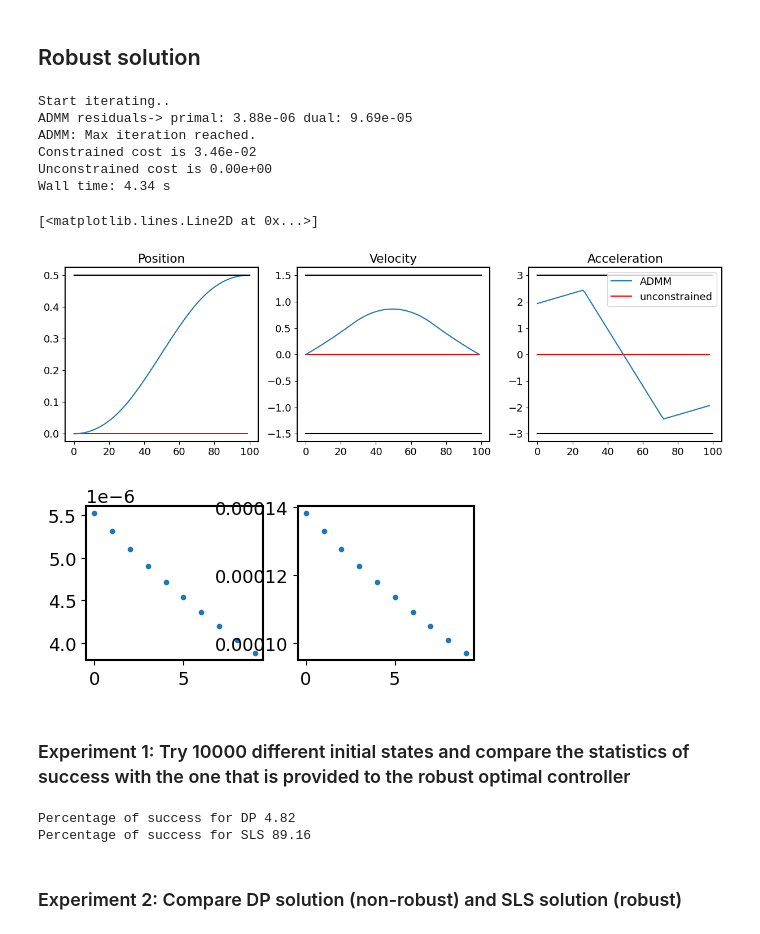
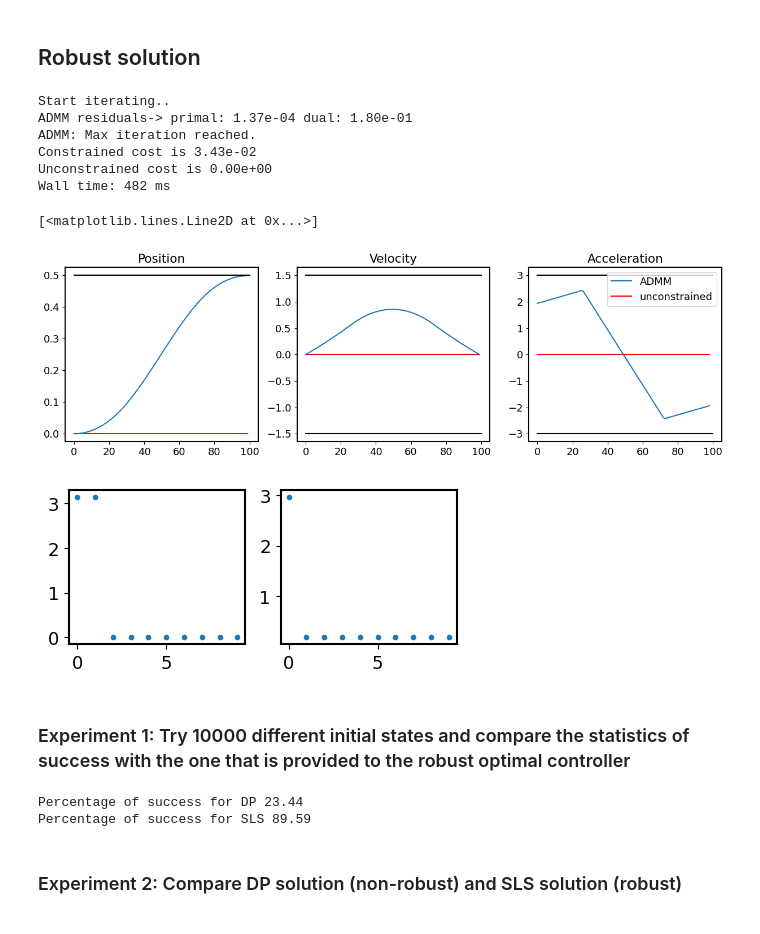
Before and after one commit to chenjianxing1/iLQR-ADMM, a Jupyter notebook: notebooks/Double integrator/LQR and SLS with state bounds.ipynb, the cells around one changed output. Saved outputs shown, nothing was run; the diff lists cells and outputs as text; code cells hidden in the pictures.

```diff
--- a/notebooks/Double integrator/LQR and SLS with state bounds.ipynb
+++ b/notebooks/Double integrator/LQR and SLS with state bounds.ipynb
@@ -56,8 +56,7 @@ Qs = np.stack([viaQ_free,  viaQ_final])
 
 seq = np.zeros(N, dtype=np.int32)
 seq[N-1] = 1
+sls.set_quadratic_cost(zs, Qs, seq, u_std)
-# %%
-sls.set_cost_variables(zs, Qs, seq, u_std)
 # %%
 x0 = np.zeros(d)
 x_opt, u_opt = sls.solve_batch(x0)
@@ -209,11 +206,13 @@ cs = [cu, cl]
 ds = [du, dl]
 
 nb_proj_u = 2 # nb of projections needed for each row of psi_u
-max_iter_set = 100
 A_ = [np.concatenate([As[i] ,cs[i][None]], axis=0) for i in range(nb_proj_u)]
 b_ = [np.append(bs[i], ds[i]) for i in range(nb_proj_u)]
+max_iter_set = 20
 threshold = 1e-2
-project_u = lambda y: project_set_convex(y, A_, b_, projections=[project_soc_unit]*nb_proj_u, max_iter=max_iter_set,threshold=threshold,  verbose=False)
+rho = 1e1
+project_u = lambda y: project_set_convex(y, A_, b_, projections=[project_soc_unit]*nb_proj_u, rho=rho,
+                                         max_iter=max_iter_set,threshold=threshold,  verbose=False)
 
 # #####################################################################
 
@@ -227,8 +226,10 @@ b_dx_final = [np.append(bs[i], ds_dx_final[i]) for i in range(nb_proj_u)]
 
 def project_x(x):
     x_ = x.copy()
-    x_[-2:-1] = project_set_convex(x_[-2:-1], A_, b_x_final , projections=[project_soc_unit]*2, max_iter=max_iter_set, threshold=threshold)
-    x_[-1:]   = project_set_convex(x_[-1:]  , A_, b_dx_final, projections=[project_soc_unit]*2, max_iter=max_iter_set, threshold=threshold)
+    x_[-2:-1] = project_set_convex(x_[-2:-1], A_, b_x_final , projections=[project_soc_unit]*2,  rho=rho,
+                                   max_iter=max_iter_set, threshold=threshold)
+    x_[-1:]   = project_set_convex(x_[-1:]  , A_, b_dx_final, projections=[project_soc_unit]*2,  rho=rho,
+                                   max_iter=max_iter_set, threshold=threshold)
     return x_
 # %%
 %%time
@@ -239,46 +240,46 @@ rho_x[-1, 1, 1] = 1e3 # Final timestep velocity
 rho_u = 1e-3
 alpha = 1.
 x0 = np.zeros(d)
-max_iter = 200
+max_iter = 100
 du, PHI_U,log = sls.ADMM_SLS(project_u=project_u, project_x=project_x,
-                         max_iter=max_iter, rho_x=rho_x, rho_u=rho_u,  alpha=alpha, threshold=1e-5, verbose=1, log=True)
+                         max_iter=max_iter, rho_x=rho_x, rho_u=rho_u,  alpha=alpha, tol=1e-5, verbose=1, log=True)
 u_optimal = du.copy()
 fig,ax = plt.subplots(ncols=3, figsize=(15,4))
-x_optimal = sls.C[:,:d]@x0 + sls.D@u_optimal
+x_optimal = sls.Sw[:,:d]@x0 + sls.Su@u_optimal
 ax[0].plot(x_optimal.reshape(N,-1)[:,0], label="ADMM")
 ax[0].plot(x_opt[:,0], "r", label="unconstrained", zorder=1)
 ax[0].plot([0,N],[lower_x_final]*2, "k")
 ax[0].plot([0,N],[upper_x_final]*2, "k")
 
 ax[1].plot(x_optimal.reshape(N,-1)[:,1])
 ax[1].plot(x_opt[:,1], "r", zorder=1)
 ax[1].plot([0,N],[lower_dx]*2, "k")
 ax[1].plot([0,N],[upper_dx]*2, "k")
 
 ax[2].plot(u_optimal.reshape(N,-1)[:-1], label="ADMM")
 ax[2].plot(u_opt[:-1], "r", label="unconstrained", zorder=1)
 ax[2].plot([0,N*u_dim],[lower_u]*2, "k")
 ax[2].plot([0,N*u_dim],[upper_u]*2, "k")
 titles = ["Position", "Velocity", "Acceleration"]
 for i in range(3):
     ax[i].set_title(titles[i])
 
 plt.legend()
 print("Constrained cost is", "{:.2e}".format(sls.compute_cost(x_optimal, u_optimal)))
 print("Unconstrained cost is", "{:.2e}".format(sls.compute_cost(x_opt, u_opt)))
 fig,ax= plt.subplots(ncols=2, figsize=(5,2))
 ax[0].plot(np.stack(log)[-10:,0], ".")
 ax[1].plot(np.stack(log)[-10:,1], ".")
 # %% [output]
 Start iterating..
-ADMM residuals-> primal: 3.88e-06 dual: 9.69e-05
+ADMM residuals-> primal: 1.37e-04 dual: 1.80e-01
 ADMM: Max iteration reached.
-Constrained cost is 3.46e-02
+Constrained cost is 3.43e-02
 Unconstrained cost is 0.00e+00
-Wall time: 4.34 s
+Wall time: 482 ms
 [<matplotlib.lines.Line2D at 0x...>]
 [figure]
-[figure, old version]
+[figure, new version]
 # %% [markdown]
 ### Experiment 1: Try 10000 different initial states and compare the statistics of success with the one that is provided to the robust optimal controller
 # %%
@@ -297,7 +298,7 @@ x_logs[0], u_logs[0] = sls.get_trajectory_dp(x0s, K_optimal, k_optimal, noise_sc
 K_sls, k_sls = sls.controller(PHI_U, du)
 x_logs[1], u_logs[1] = sls.get_trajectory_sls(x0s, K_sls, k_sls, noise_scale=noise_scale)
 # %%
-thr = 1e-3
+thr = 1e-2
 names = ["DP", "SLS"]
 for i in range(2):
     sx = lower_x_final - thr <= x_logs[i,:,-1,0]
@@ -306,10 +307,9 @@ for i in range(2):
     su = su * np.all(u_logs[i,:,:,:] <= upper_u + thr, axis=(1,2))
     sdx = np.abs(x_logs[i,:,-1,1]) <= thr
     print("Percentage of success for", names[i], 100*np.sum(su*sx*sdx)/nb_experiments)
-# print("Percentage of success for", names[i], 100*np.sum(su)/nb_experiments)
 # %% [output]
-Percentage of success for DP 4.82
-Percentage of success for SLS 89.16
+Percentage of success for DP 23.44
+Percentage of success for SLS 89.59
 # %% [markdown]
 ### Experiment 2: Compare DP solution (non-robust) and SLS solution (robust)
 # %%
```
Also changed, not shown: parts of 4 cells of this notebook, 2 other files.
